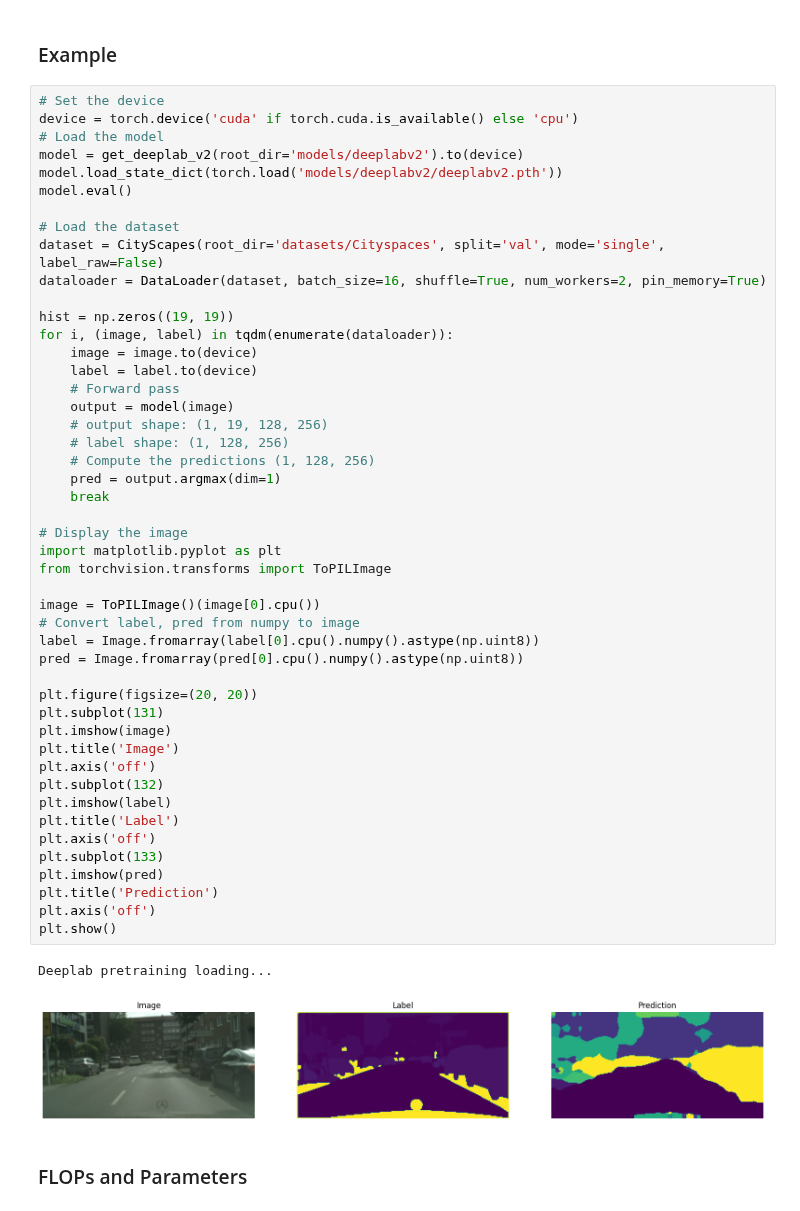
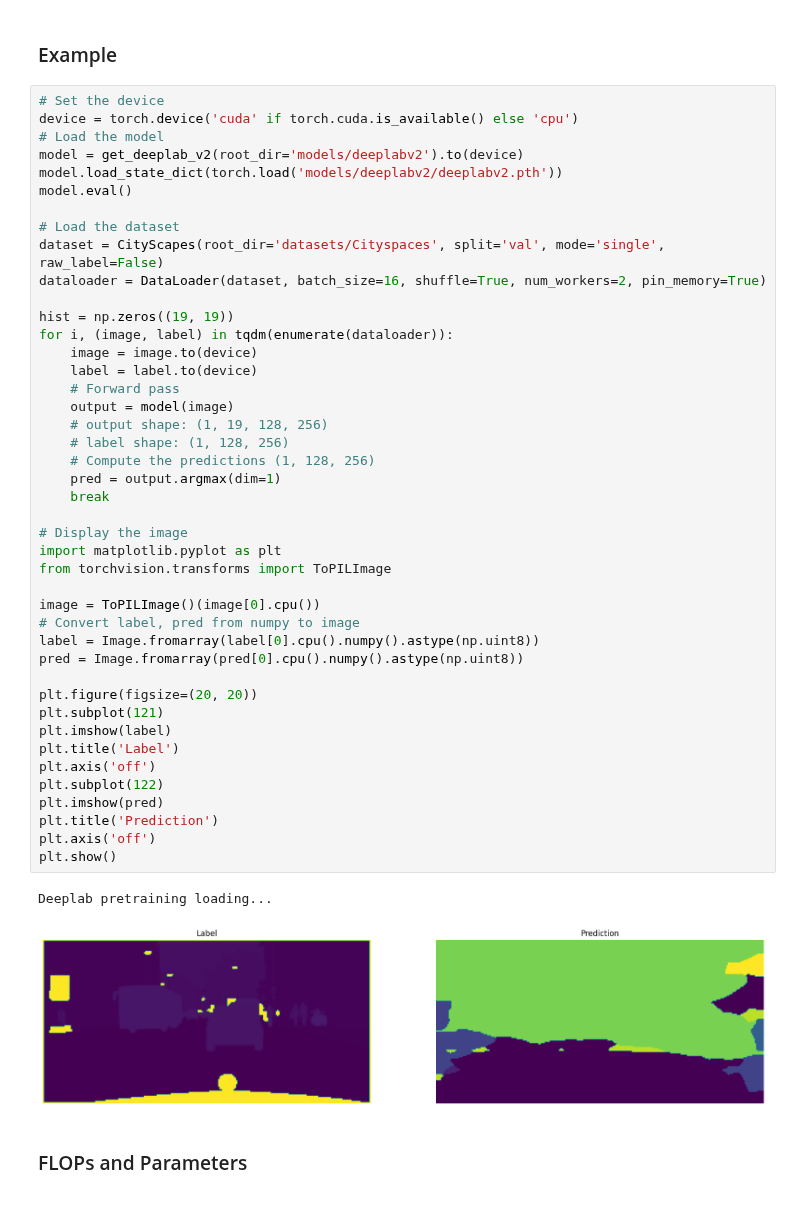
Before and after one commit to QuantDreamGit/SemanticSegmentation, a Jupyter notebook: cityscapes_deeplabv2.ipynb, the cells around one changed output. Drawn from its saved outputs; the diff is of its cells as text.

```diff
--- a/cityscapes_deeplabv2.ipynb
+++ b/cityscapes_deeplabv2.ipynb
@@ -119,47 +117,43 @@ model.load_state_dict(torch.load('models/deeplabv2/deeplabv2.pth'))
 model.eval()
 
 # Load the dataset
-dataset = CityScapes(root_dir='datasets/Cityspaces', split='val', mode='single', label_raw=False)
+dataset = CityScapes(root_dir='datasets/Cityspaces', split='val', mode='single', raw_label=False)
 dataloader = DataLoader(dataset, batch_size=16, shuffle=True, num_workers=2, pin_memory=True)
 
 hist = np.zeros((19, 19))
 for i, (image, label) in tqdm(enumerate(dataloader)):
     image = image.to(device)
     label = label.to(device)
     # Forward pass
     output = model(image)
     # output shape: (1, 19, 128, 256)
     # label shape: (1, 128, 256)
     # Compute the predictions (1, 128, 256)
     pred = output.argmax(dim=1)
     break
 
 # Display the image
 import matplotlib.pyplot as plt
 from torchvision.transforms import ToPILImage
 
 image = ToPILImage()(image[0].cpu())
 # Convert label, pred from numpy to image
 label = Image.fromarray(label[0].cpu().numpy().astype(np.uint8))
 pred = Image.fromarray(pred[0].cpu().numpy().astype(np.uint8))
 
 plt.figure(figsize=(20, 20))
-plt.subplot(131)
-plt.imshow(image)
-plt.title('Image')
-plt.axis('off')
-plt.subplot(132)
+plt.subplot(121)
 plt.imshow(label)
 plt.title('Label')
 plt.axis('off')
-plt.subplot(133)
+plt.subplot(122)
 plt.imshow(pred)
 plt.title('Prediction')
 plt.axis('off')
 plt.show()
 # %% [output]
 Deeplab pretraining loading...
-[figure, old version]
+[figure, new version]
 # %% [markdown]
 ### FLOPs and Parameters
 # %%
```
Also changed, not shown: parts of 3 cells of this notebook, 1 other file.
